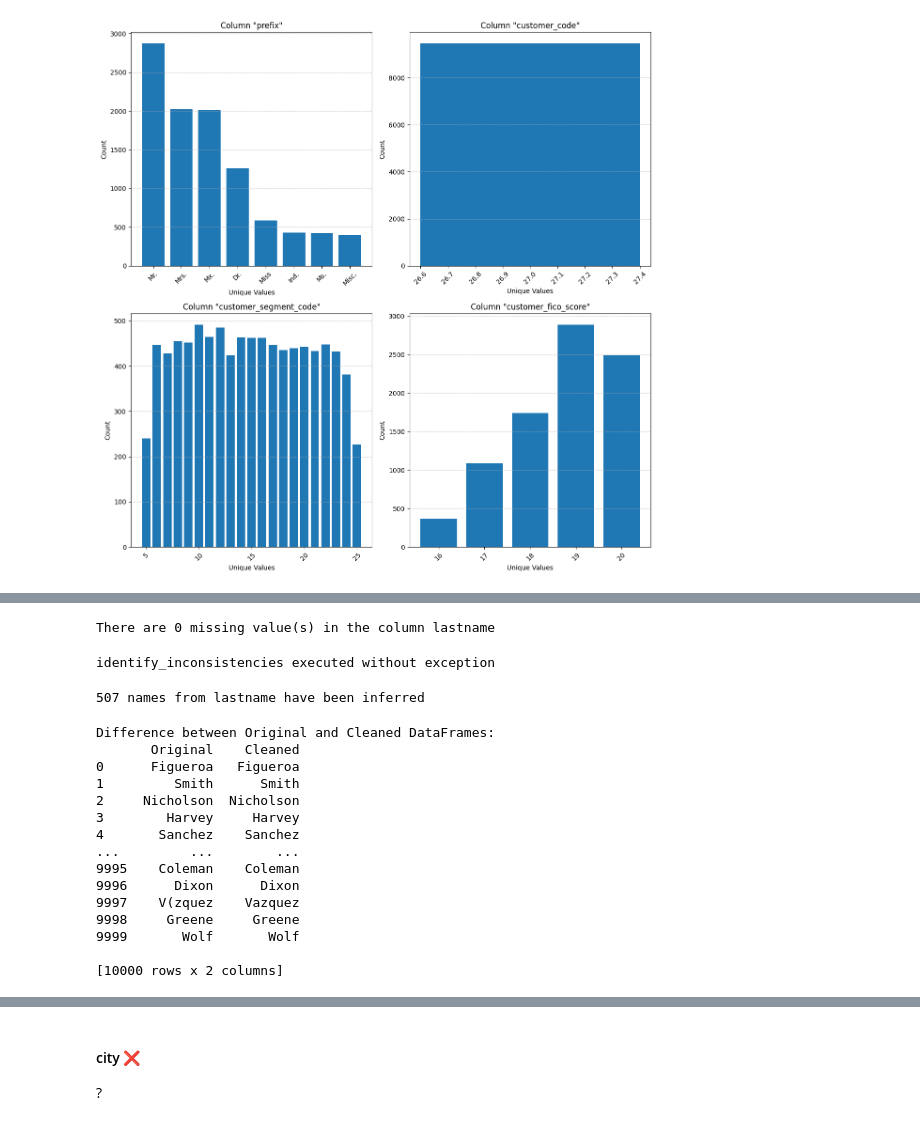
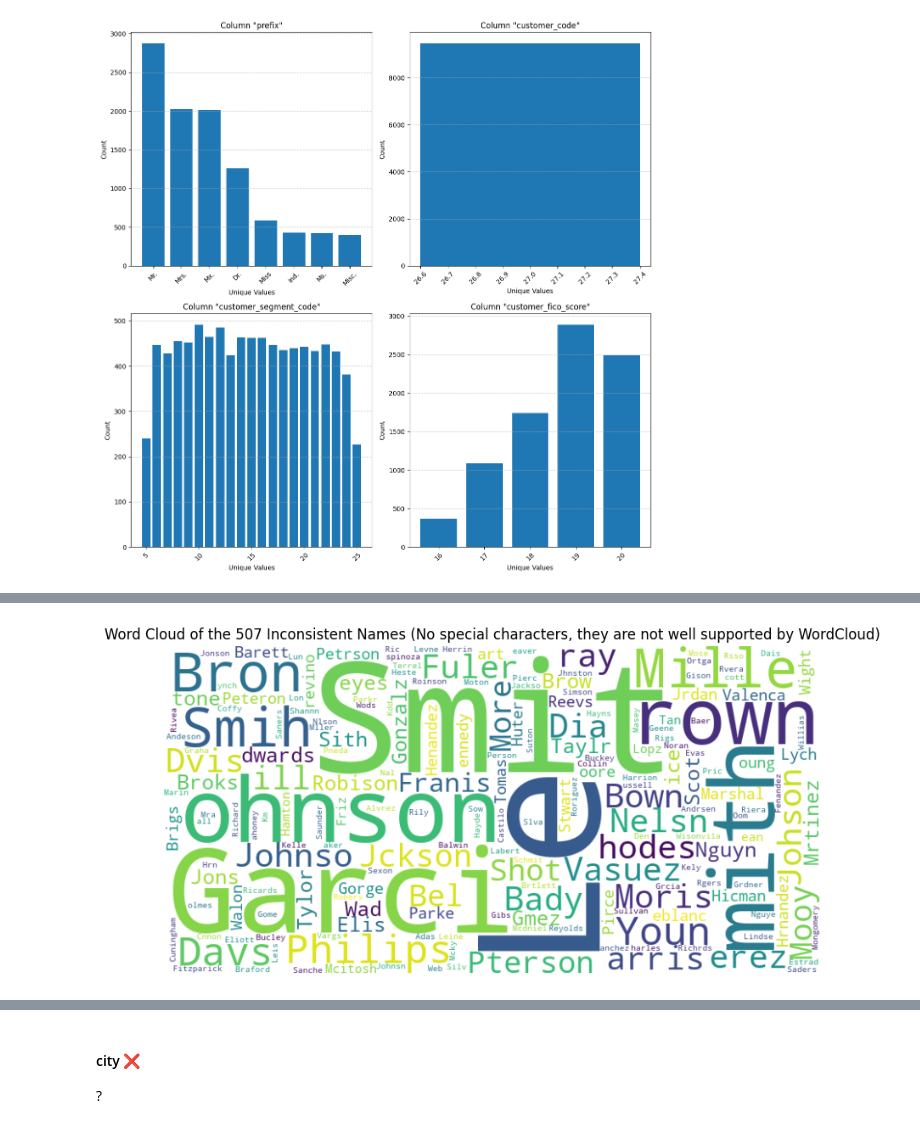
Before and after one commit to Romain-Jochum/ECC_Data_Cleansing, a Jupyter notebook: final_project.ipynb, the cells around one changed output, grey strips where cells are left out. Drawn from its saved outputs; the diff is of its cells as text; code cells hidden in the pictures.

```diff
--- a/final_project.ipynb
+++ b/final_project.ipynb
@@ -201,33 +341,9 @@ typing errors (Ba+rett, Ev$ns…) + incomplete> remove special characters.
 # %%
 interested_column = 'lastname'
-lastname_clean_obj = name_str_cleaning(df, interested_column)
+lastname_clean_obj = NameCleaning(df, interested_column)
+lastname_clean_obj.find_missing_values(show = False)
+lastname_clean_obj.identify_inconsistencies(show = False)
+lastname_clean_obj.raw_dirtiness()
+lastname_clean_obj.generate_wordcloud()
+# %% [output]
+[figure, added]
-# %%
-lastname_clean_obj.find_missing_values()
-# %% [output]
-There are 0 missing value(s) in the column lastname
-# %%
-lastname_clean_obj.identify_inconsistencies(show = False)
-# %% [output]
-identify_inconsistencies executed without exception
-# %%
-lastname_clean_obj.infer_correct_lastname(show = False)
-# %% [output]
-507 names from lastname have been inferred
-# %%
-lastname_clean_obj.save(output_df)
-# %% [output]
-Difference between Original and Cleaned DataFrames:
-       Original    Cleaned
-0      Figueroa   Figueroa
-1         Smith      Smith
-2     Nicholson  Nicholson
-3        Harvey     Harvey
-4       Sanchez    Sanchez
-...         ...        ...
-9995    Coleman    Coleman
-9996      Dixon      Dixon
-9997    V(zquez    Vazquez
-9998     Greene     Greene
-9999       Wolf       Wolf
-
-[10000 rows x 2 columns]
```
Also changed, not shown: parts of 59 cells of this notebook, 1 other file.
